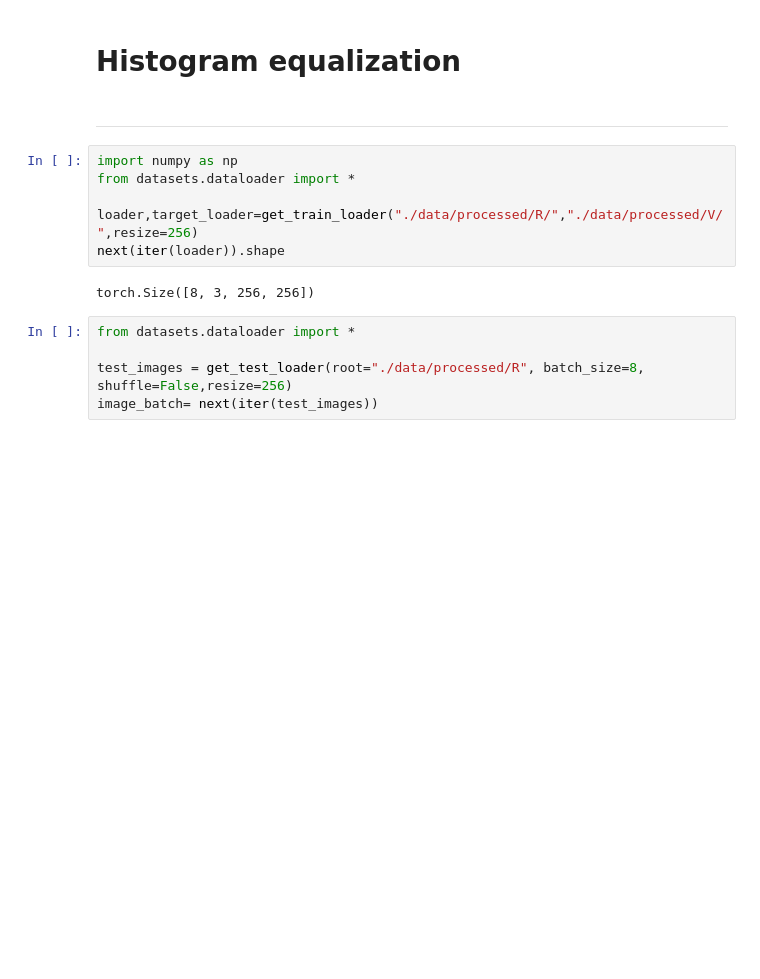
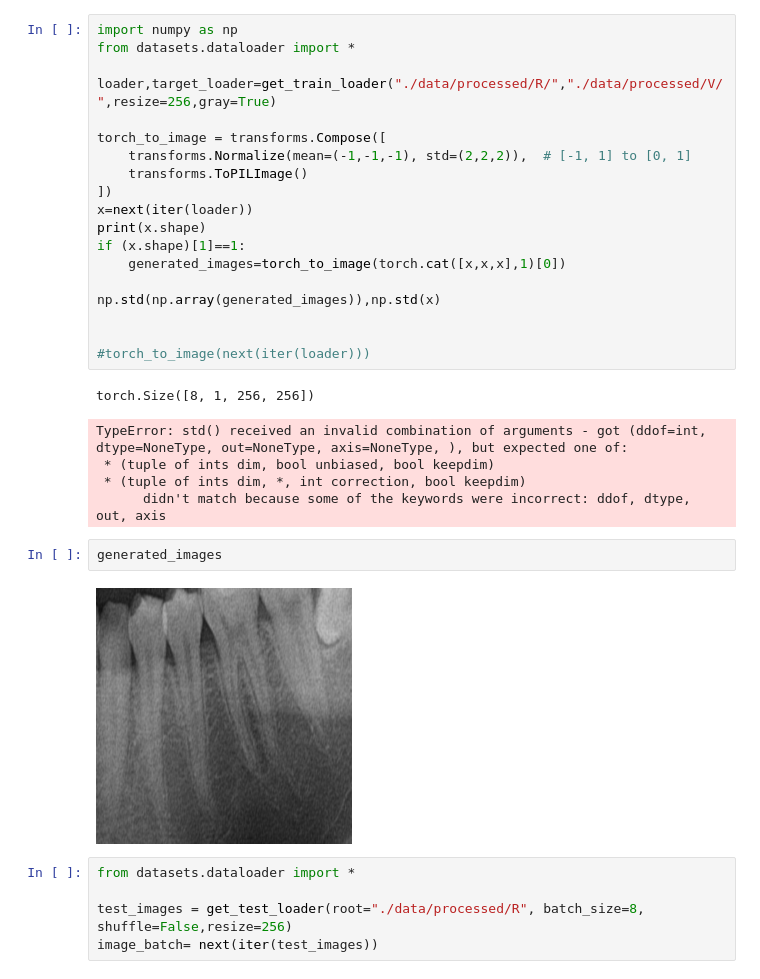
Before and after one commit to jaepoong/dental, a Jupyter notebook: test.ipynb, the cells around one changed output. Saved outputs shown, nothing was run; the diff lists cells and outputs as text; blank space fills up the shorter version.

Commit message:
Before sophisticated Code, From now on i will do refine code for only gray scale generator and discriminator

```diff
--- a/test.ipynb
+++ b/test.ipynb
@@ -1,15 +1,32 @@
-# %% [markdown]
-# Histogram equalization
-# %% [markdown]
----
 # %%
 import numpy as np
 from datasets.dataloader import *
 
-loader,target_loader=get_train_loader("./data/processed/R/","./data/processed/V/",resize=256)
-next(iter(loader)).shape
+loader,target_loader=get_train_loader("./data/processed/R/","./data/processed/V/",resize=256,gray=True)
+
+torch_to_image = transforms.Compose([
+    transforms.Normalize(mean=(-1,-1,-1), std=(2,2,2)),  # [-1, 1] to [0, 1]
+    transforms.ToPILImage()
+])
+x=next(iter(loader))
+print(x.shape)
+if (x.shape)[1]==1:
+    generated_images=torch_to_image(torch.cat([x,x,x],1)[0])
+
+np.std(np.array(generated_images)),np.std(x)
+
+
+#torch_to_image(next(iter(loader)))
 # %% [output]
-torch.Size([8, 3, 256, 256])
+torch.Size([8, 1, 256, 256])
+TypeError: std() received an invalid combination of arguments - got (ddof=int, dtype=NoneType, out=NoneType, axis=NoneType, ), but expected one of:
+ * (tuple of ints dim, bool unbiased, bool keepdim)
+ * (tuple of ints dim, *, int correction, bool keepdim)
+      didn't match because some of the keywords were incorrect: ddof, dtype, out, axis
+# %%
+generated_images
+# %% [output]
+[figure, added]
 # %%
 from datasets.dataloader import *
 
```
Also changed, not shown: parts of 14 cells of this notebook, 15 other files.
